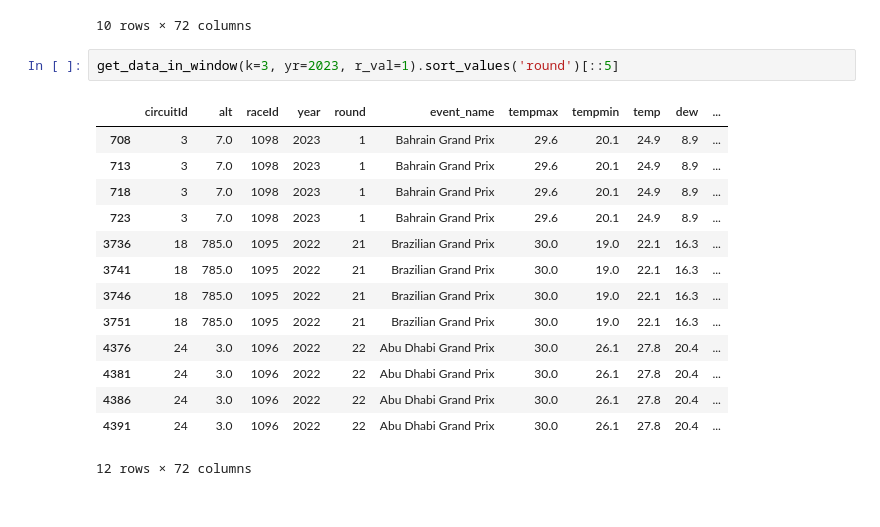
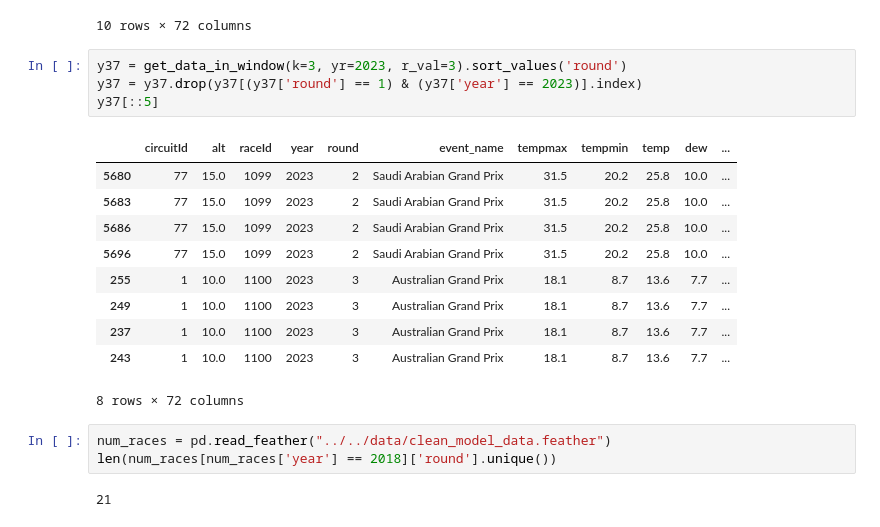
Before and after one commit to Yoshi234/f1-fanatasy-analysis, a Jupyter notebook: code/modeling/nick_learning.ipynb, the cells around one changed output. Drawn from its saved outputs; the diff is of its cells as text.

```diff
--- a/code/modeling/nick_learning.ipynb
+++ b/code/modeling/nick_learning.ipynb
@@ -898,19 +937,22 @@ pd.read_feather("../../data/clean_model_data.feather").sort_values(by=['year', '
 | 2767 | 13 | 401.0 | 1110 | 2023 | 12 | Belgian Grand Prix | 17.2 | 11.6 | 13.9 | 11.1 | ... |
 10 rows × 72 columns
 # %%
-get_data_in_window(k=3, yr=2023, r_val=1).sort_values('round')[::5]
+y37 = get_data_in_window(k=3, yr=2023, r_val=3).sort_values('round')
+y37 = y37.drop(y37[(y37['round'] == 1) & (y37['year'] == 2023)].index)
+y37[::5]
 # %% [output]
 |  | circuitId | alt | raceId | year | round | event_name | tempmax | tempmin | temp | dew | ... |
-| 708 | 3 | 7.0 | 1098 | 2023 | 1 | Bahrain Grand Prix | 29.6 | 20.1 | 24.9 | 8.9 | ... |
-| 713 | 3 | 7.0 | 1098 | 2023 | 1 | Bahrain Grand Prix | 29.6 | 20.1 | 24.9 | 8.9 | ... |
-| 718 | 3 | 7.0 | 1098 | 2023 | 1 | Bahrain Grand Prix | 29.6 | 20.1 | 24.9 | 8.9 | ... |
-| 723 | 3 | 7.0 | 1098 | 2023 | 1 | Bahrain Grand Prix | 29.6 | 20.1 | 24.9 | 8.9 | ... |
-| 3736 | 18 | 785.0 | 1095 | 2022 | 21 | Brazilian Grand Prix | 30.0 | 19.0 | 22.1 | 16.3 | ... |
-| 3741 | 18 | 785.0 | 1095 | 2022 | 21 | Brazilian Grand Prix | 30.0 | 19.0 | 22.1 | 16.3 | ... |
-| 3746 | 18 | 785.0 | 1095 | 2022 | 21 | Brazilian Grand Prix | 30.0 | 19.0 | 22.1 | 16.3 | ... |
-| 3751 | 18 | 785.0 | 1095 | 2022 | 21 | Brazilian Grand Prix | 30.0 | 19.0 | 22.1 | 16.3 | ... |
-| 4376 | 24 | 3.0 | 1096 | 2022 | 22 | Abu Dhabi Grand Prix | 30.0 | 26.1 | 27.8 | 20.4 | ... |
-| 4381 | 24 | 3.0 | 1096 | 2022 | 22 | Abu Dhabi Grand Prix | 30.0 | 26.1 | 27.8 | 20.4 | ... |
-| 4386 | 24 | 3.0 | 1096 | 2022 | 22 | Abu Dhabi Grand Prix | 30.0 | 26.1 | 27.8 | 20.4 | ... |
-| 4391 | 24 | 3.0 | 1096 | 2022 | 22 | Abu Dhabi Grand Prix | 30.0 | 26.1 | 27.8 | 20.4 | ... |
+| 5680 | 77 | 15.0 | 1099 | 2023 | 2 | Saudi Arabian Grand Prix | 31.5 | 20.2 | 25.8 | 10.0 | ... |
+| 5683 | 77 | 15.0 | 1099 | 2023 | 2 | Saudi Arabian Grand Prix | 31.5 | 20.2 | 25.8 | 10.0 | ... |
+| 5686 | 77 | 15.0 | 1099 | 2023 | 2 | Saudi Arabian Grand Prix | 31.5 | 20.2 | 25.8 | 10.0 | ... |
+| 5696 | 77 | 15.0 | 1099 | 2023 | 2 | Saudi Arabian Grand Prix | 31.5 | 20.2 | 25.8 | 10.0 | ... |
+| 255 | 1 | 10.0 | 1100 | 2023 | 3 | Australian Grand Prix | 18.1 | 8.7 | 13.6 | 7.7 | ... |
+| 249 | 1 | 10.0 | 1100 | 2023 | 3 | Australian Grand Prix | 18.1 | 8.7 | 13.6 | 7.7 | ... |
+| 237 | 1 | 10.0 | 1100 | 2023 | 3 | Australian Grand Prix | 18.1 | 8.7 | 13.6 | 7.7 | ... |
+| 243 | 1 | 10.0 | 1100 | 2023 | 3 | Australian Grand Prix | 18.1 | 8.7 | 13.6 | 7.7 | ... |
-12 rows × 72 columns
+8 rows × 72 columns
+# %%
+num_races = pd.read_feather("../../data/clean_model_data.feather")
+len(num_races[num_races['year'] == 2018]['round'].unique())
+# %% [output]
+21
```
Also changed, not shown: parts of 2 cells of this notebook.
